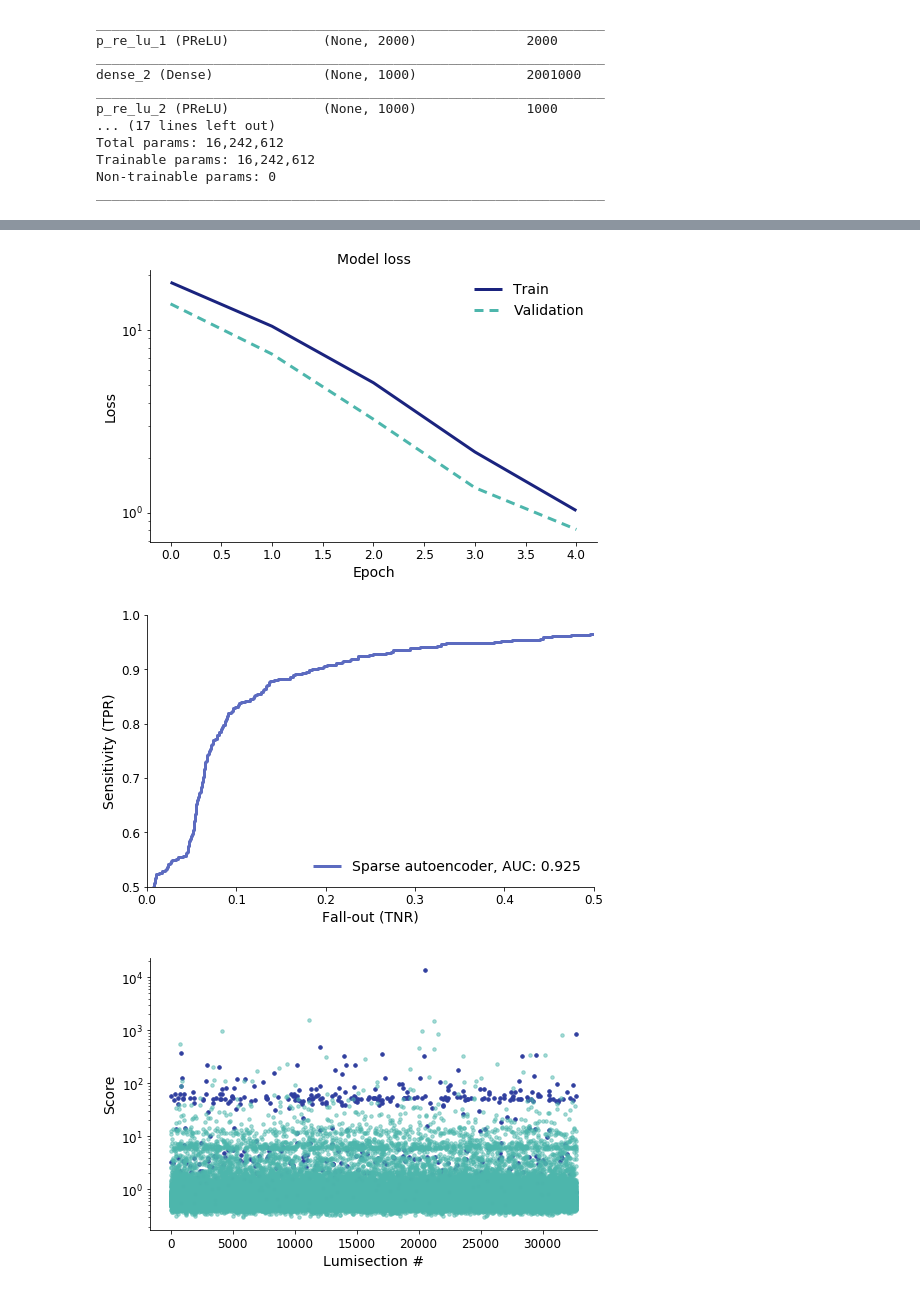
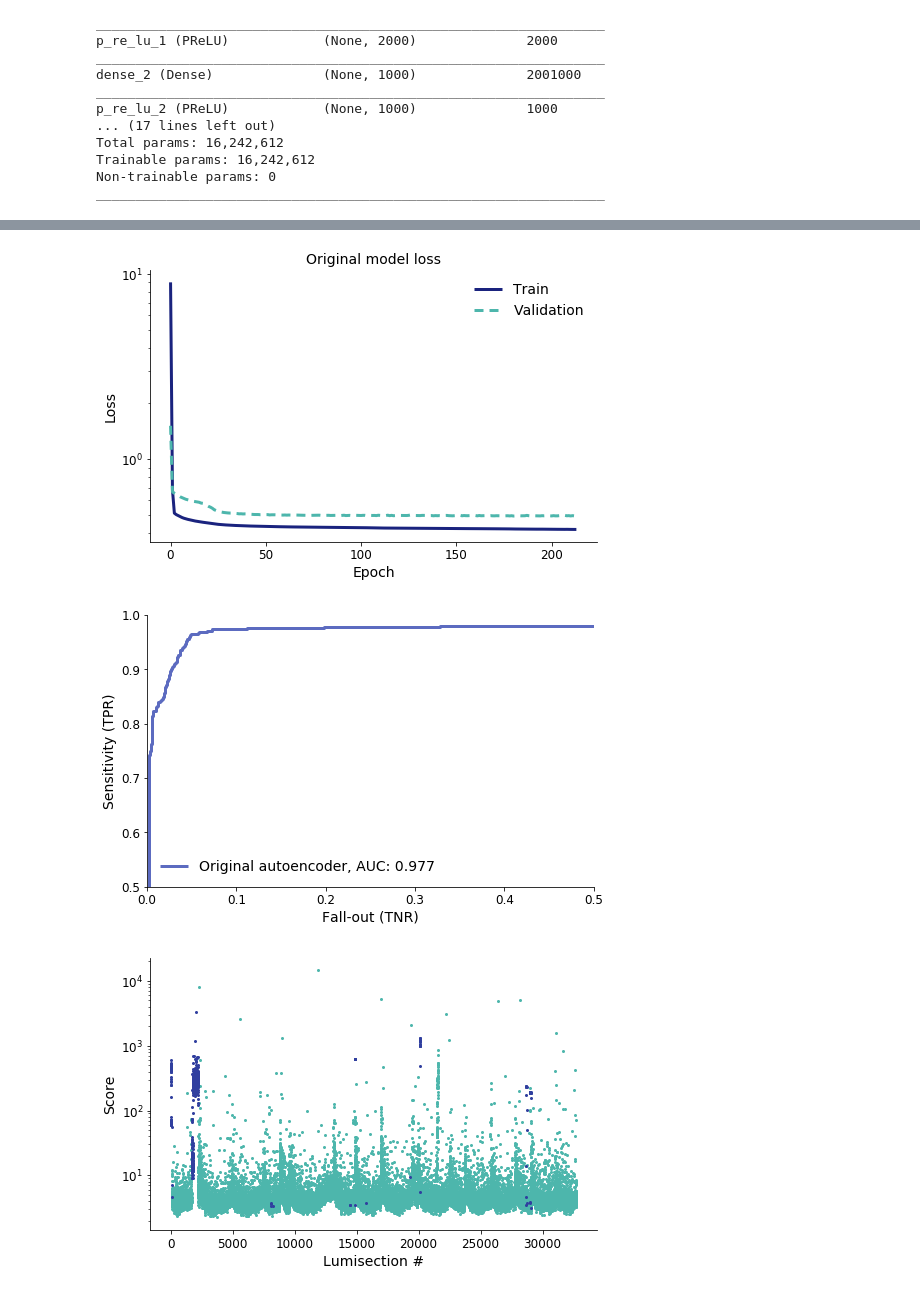
Before and after one commit to franzoni/Data-Certification, a Jupyter notebook: train_model.ipynb, the cells around one changed output, grey strips where cells are left out. Saved outputs shown, nothing was run; the diff lists cells and outputs as text; code cells hidden in the pictures.

```diff
--- a/train_model.ipynb
+++ b/train_model.ipynb
@@ -97,7 +97,7 @@ nPD = 11
 data_directory = "/eos/cms/store/user/fsiroky/consistentlumih5/"
 label_file = "./JetHT.json"
 model_directory = "./"
-model_name = "model"
+model_name = "model_original"
 # %%
 def get_file_list(directory, pds, npd, typeof, extension):
     files = []
@@ -196,7 +196,20 @@ data[0].plot.hist(bins=50, logy=True);
 # %%
 # Split the data
 
-X_train, X_test, y_train, y_test = train_test_split(data.iloc[:, 0:2806], data["label"], test_size=0.2)
+# This will work in scikit v19
+# X_train, X_test, y_train, y_test = train_test_split(data.iloc[:, 0:2806], data["label"], shuffle=False)
+
+# This will work in scikit v<19
+
+split = round(0.8*len(data))
+
+train = data.iloc[:split]
+X_train = train.iloc[:, 0:2806]
+y_train = train["label"]
+
+test = data.iloc[split:]
+X_test = test.iloc[:, 0:2806]
+y_test = test["label"]
 
 print("Number of inliers in test set: %s" % sum((y_test == 0).values))
 print("Number of anomalies in the test set: %s" % sum((y_test == 1).values))
@@ -318,9 +337,9 @@ def plot_loss(data, title):
     plt.yscale("log")
     plt.show();
 
-plot_loss(history, "Model loss")
+plot_loss(history, "Original model loss")
 # %% [output]
-[figure, old version]
+[figure, new version]
 # %%
 # Reload saved model
 
@@ -368,13 +387,11 @@ def get_error_df(X_test, predictions, mode="allmean", n_highest = 100):
 
         return np.maximum.reduce(mses)
 
-scores = get_error_df(X_test, predictions, mode="perobj")
+scores = get_error_df(X_test, predictions, mode="topn")
 # %%
 #Make ROC_curve
 
-from sklearn.metrics import (confusion_matrix, precision_recall_curve, auc,
-                             roc_curve, recall_score, classification_report, f1_score,
-                             precision_recall_fscore_support)
+from sklearn.metrics import auc, roc_curve
 
 def get_roc_curve(label, score, legend_label):
     """Generates ROC Curves for a given array"""
@@ -397,36 +414,35 @@ def get_roc_curve(label, score, legend_label):
     plt.xlim([0, 0.5])
     plt.show();
 
-get_roc_curve(y_test.values, scores, "Sparse autoencoder")
+get_roc_curve(y_test.values, scores, "Original autoencoder")
 # %% [output]
-[figure, old version]
+[figure, new version]
 # %%
 # Plot lumi vs error
 
 fig, ax = plt.subplots()
 
+plt.plot(np.array([i for i in range(len(scores))])[y_test == 0],
+         scores[y_test == 0],
+         color=color_palette["Teal"][300],
+         linestyle='',
+         ms=2,
+         marker='o',
+         label="Outlier")
+
 plt.plot(np.array([i for i in range(len(scores))])[y_test == 1],
          scores[y_test == 1],
          color=color_palette["Indigo"][700],
          linestyle='',
-         ms=3.5,
+         ms=2,
          marker='o',
          label="Inlier")
-
-plt.plot(np.array([i for i in range(len(scores))])[y_test == 0],
-         scores[y_test == 0],
-         color=color_palette["Teal"][300],
-         linestyle='',
-         ms=3.5,
-         alpha=0.5,
-         marker='o',
-         label="Outlier")
 
 ax.set_yscale("log")
 plt.ylabel("Score")
 plt.xlabel("Lumisection #")
 plt.show();
 # %% [output]
-[figure, old version]
+[figure, new version]
 # %%
 # Choose lumisection
```
Also changed, not shown: parts of 4 cells of this notebook, 1 other file.
